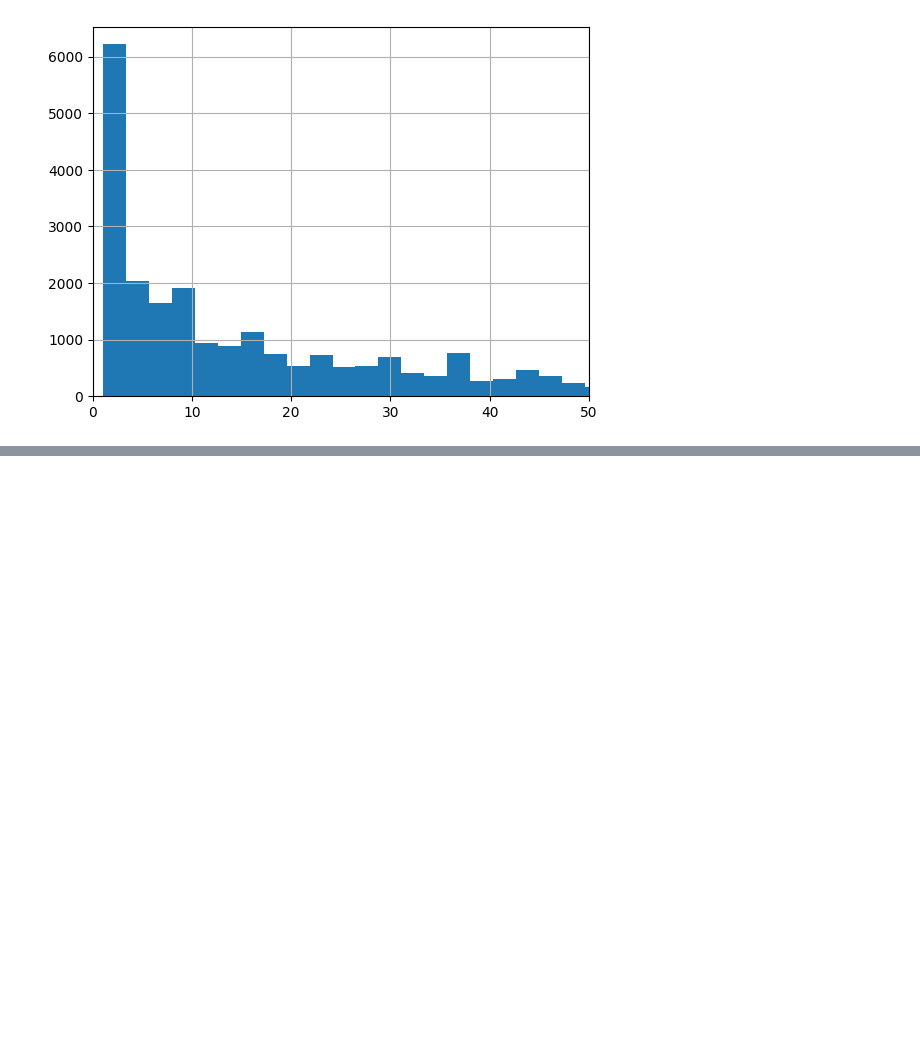
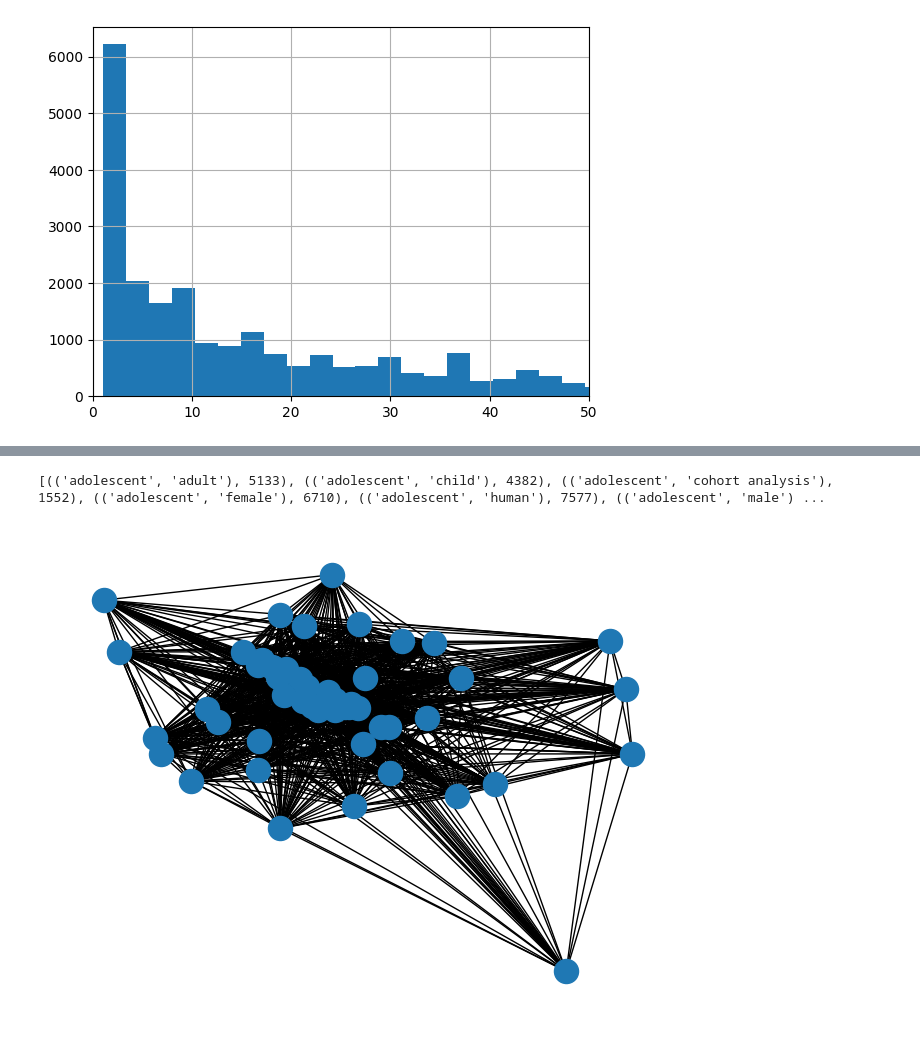
Before and after one commit to rvdb7345/ArticleClassifier, a Jupyter notebook: notebooks/Exploratory Data Analysis.ipynb, the cells around one changed output, grey strips where cells are left out. Cells and saved outputs as stored; diff of their text form; code cells hidden in the pictures; blank space fills up the shorter version.

Commit message:
Created label network.

```diff
--- a/notebooks/Exploratory Data Analysis.ipynb
+++ b/notebooks/Exploratory Data Analysis.ipynb
@@ -375,0 +383,25 @@ Average degree: 154.769681416388
+# %%
+processed_df = data_loader.load_processed_csv()
+processed_df['pui'] = processed_df['pui'].astype(str)
+processed_df.dropna(subset=['labels_m'], inplace=True)
+
+relations = processed_df['labels_m'].to_list()
+relations = [pair for sub in relations for pair in itertools.combinations(sub, 2)]
+# %%
+import collections
+counted = Counter(tuple(sorted(t)) for t in relations)
+relations = list(counted.items())
+# %%
+print(list(counted.items()))
+# %% [output]
+[(('adolescent', 'adult'), 5133), (('adolescent', 'child'), 4382), (('adolescent', 'cohort analysis'), 1552), (('adolescent', 'female'), 6710), (('adolescent', 'human'), 7577), (('adolescent', 'male') ...
+# %%
+df_label = pd.DataFrame(relations, columns =['pair', 'weight'])
+df_label[['from', 'to']] = pd.DataFrame(df['pair'].tolist(), index=df.index)
+# df2 = df.pivot_table(index = ['from', 'to'], aggfunc ='size').to_frame().reset_index().rename({0: 'count'}, axis=1)
+# %%
+label_graph = nx.from_pandas_edgelist(df_label, source='from', target='to', edge_attr='weight')
+# %%
+nx.draw(label_graph)
+# %% [output]
+[figure, added]
```
Also changed, not shown: parts of 3 cells of this notebook.
